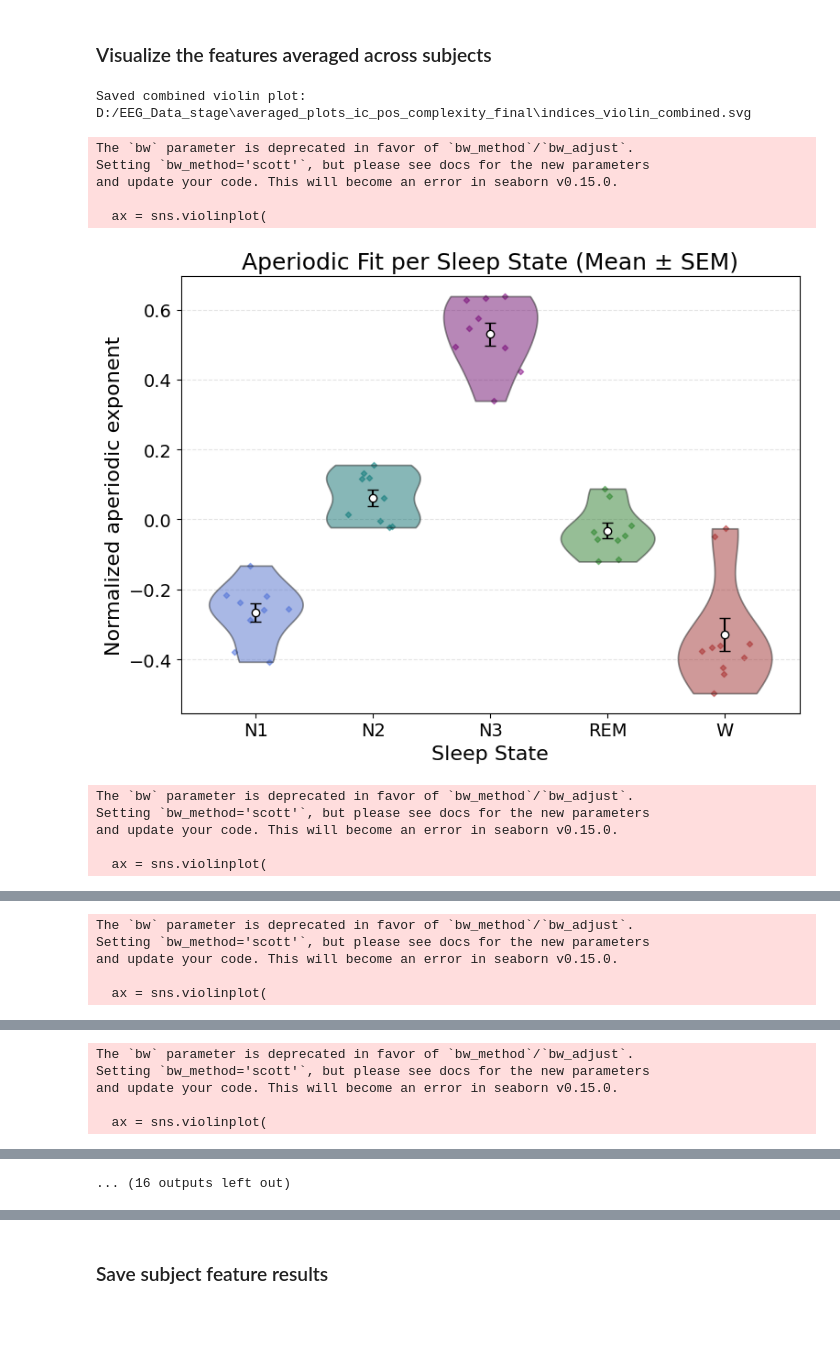
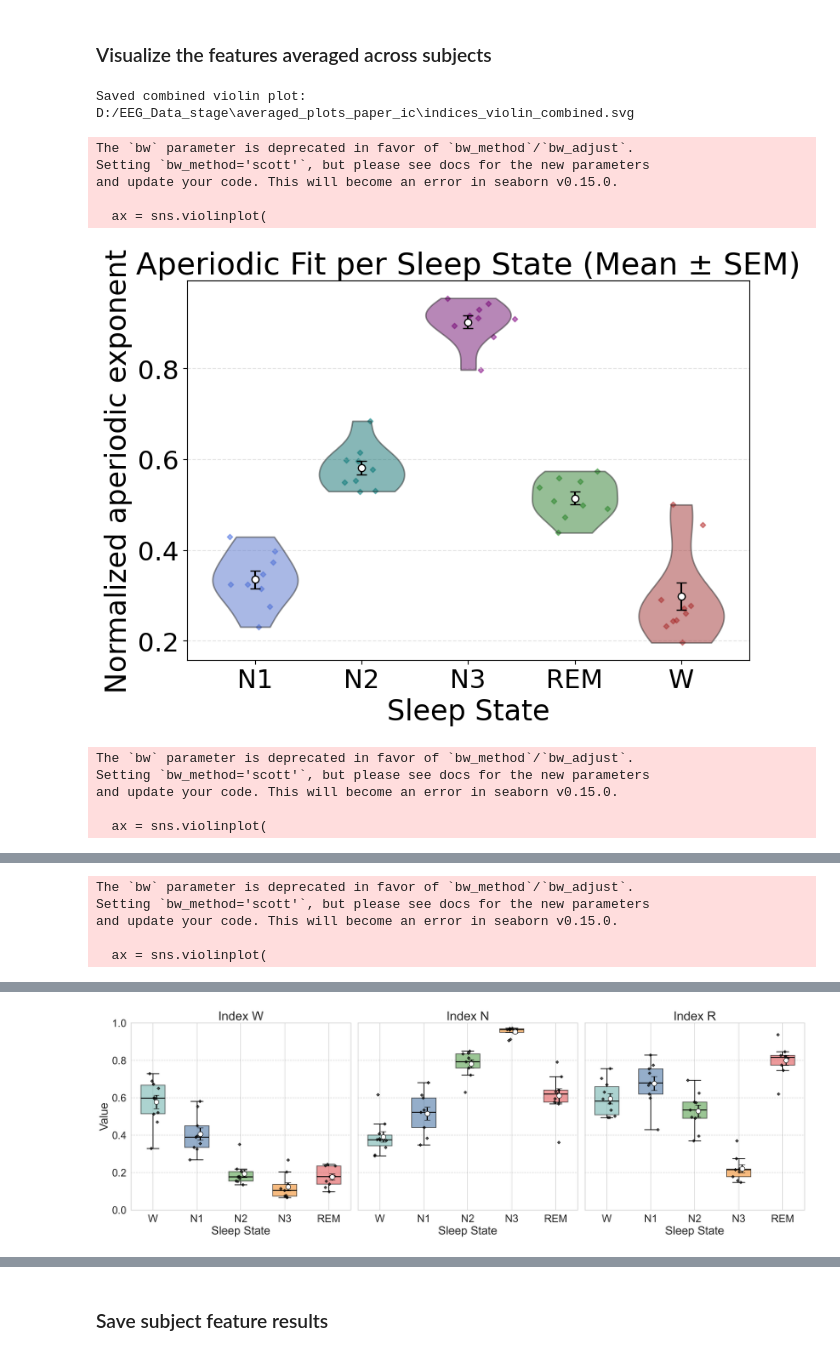
Before and after one commit to AbdelRayan/Human_SleepSCoring, a Jupyter notebook: Tim/Averaged_features.ipynb, the cells around one changed output, grey strips where cells are left out. Cells and saved outputs as stored; diff of their text form; code cells hidden in the pictures; blank space fills up the shorter version.

```diff
--- a/Tim/Averaged_features.ipynb
+++ b/Tim/Averaged_features.ipynb
@@ -705,12 +696,12 @@ window_length = epoch_length * fs
 # Location of EEG data
 base_dir = "D:/EEG_Data_stage"
 # Name of the EEG folder in the subject folder
-file_type = "converted_intra_upscale_strips"
-output_dir = os.path.join(base_dir, "averaged_plots_ic_pos_complexity_final")
-cache_dir = os.path.join(base_dir, "cache")
+file_type = "converted_ec"
+output_dir = os.path.join(base_dir, "averaged_plots_paper_ec")
+cache_dir = os.path.join(base_dir, "cache_ec")
 os.makedirs(output_dir, exist_ok=True)
 # Location of the feature files
-features_dir = os.path.join(base_dir, "features_intra_pos_complexity_final")
+features_dir = os.path.join(base_dir, "features_extra_pos_complexity_final_2")
 os.makedirs(features_dir, exist_ok=True)
 # %%
 for file in os.listdir(base_dir):
@@ -854,7 +846,7 @@ def clean_feature_dict_nan_to_zero(d):
     return d
 # %%
 # --- Load, clean, and overwrite feature files ---
-features_dir = os.path.join(base_dir, "features_intra_pos_complexity_final")
+features_dir = os.path.join(base_dir, "features_extra_pos_complexity_final_2")
 all_feature_files = [
     f for f in os.listdir(features_dir)
     if f.startswith("features_") and f.endswith(".npy")
@@ -891,7 +883,7 @@ Cleaned and saved: features_31_night2.npy
 Cleaned and saved: features_87_night1.npy
 # %%
 # --- Load feature files ---
-features_dir = os.path.join(base_dir, "features_intra_pos_complexity_final")
+features_dir = os.path.join(base_dir, "features_extra_pos_complexity_final_2")
 all_feature_files = [
     f for f in os.listdir(features_dir)
     if f.startswith("features_") and f.endswith(".npy")
@@ -959,28 +951,28 @@ Max: 0.9628638163948908
 # %%
 # Plots averaged by subject
 F.plot_index_barplot(averaged_features['collected_means_index'], output_dir)
 
 F.plot_index_avg_violin_WNR(averaged_features["collected_means_index"], output_dir)
 
 F.plot_averaged_aperiodic_violin(averaged_features['aperiodic_violin'], output_dir)
 
 F.plot_averaged_dfa_violin(averaged_features['dfa_violin'], output_dir)
 
 F.plot_averaged_mse_violin(averaged_features['mse_avg'], output_dir)
 
-F.plot_index_avg_violin_all(averaged_features['index_avg'], output_dir)
+F.plot_index_avg_boxplot_combined(averaged_features['index_avg'], output_dir)
 
+F.plot_averaged_sleep_boxplots(averaged_features['aperiodic_violin'], averaged_features['dfa_violin'], averaged_features['mse_avg'], output_dir)
 
-
-F.plot_signal_violin_all_combined(averaged_features['power_avg'], output_dir)
+F.plot_signal_boxplot_all_combined(averaged_features['power_avg'], output_dir)
 # %% [output]
-Saved combined violin plot: D:/EEG_Data_stage\averaged_plots_ic_pos_complexity_final\indices_violin_combined.svg
+Saved combined violin plot: D:/EEG_Data_stage\averaged_plots_paper_ic\indices_violin_combined.svg
 The `bw` parameter is deprecated in favor of `bw_method`/`bw_adjust`.
 Setting `bw_method='scott'`, but please see docs for the new parameters
 and update your code. This will become an error in seaborn v0.15.0.
 
   ax = sns.violinplot(
-[figure, old version]
+[figure, new version]
 The `bw` parameter is deprecated in favor of `bw_method`/`bw_adjust`.
 Setting `bw_method='scott'`, but please see docs for the new parameters
 and update your code. This will become an error in seaborn v0.15.0.
@@ -995,0 +988 @@ and update your code. This will become an error in seaborn v0.15.0.
+[figure, new version]
@@ -1004,5 +1007,0 @@ Saved data: D:/EEG_Data_stage\averaged_plots_ic_pos_complexity_final\index_W_dat
-The `bw` parameter is deprecated in favor of `bw_method`/`bw_adjust`.
-Setting `bw_method='scott'`, but please see docs for the new parameters
-and update your code. This will become an error in seaborn v0.15.0.
-
-  ax = sns.violinplot(
@@ -1010 +1007,0 @@ and update your code. This will become an error in seaborn v0.15.0.
-... (16 outputs left out)
```
Also changed, not shown: parts of 8 cells of this notebook, 6 other files.
